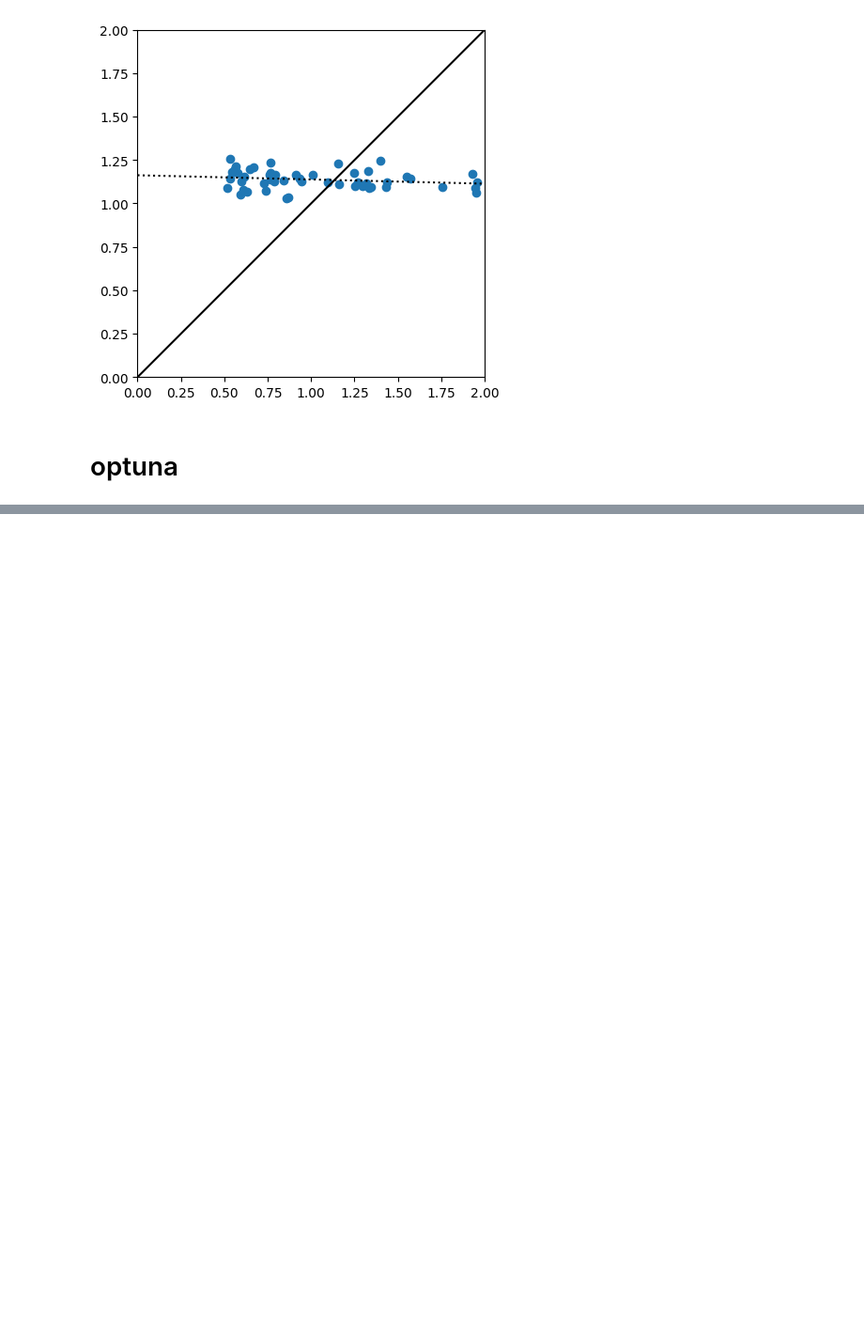
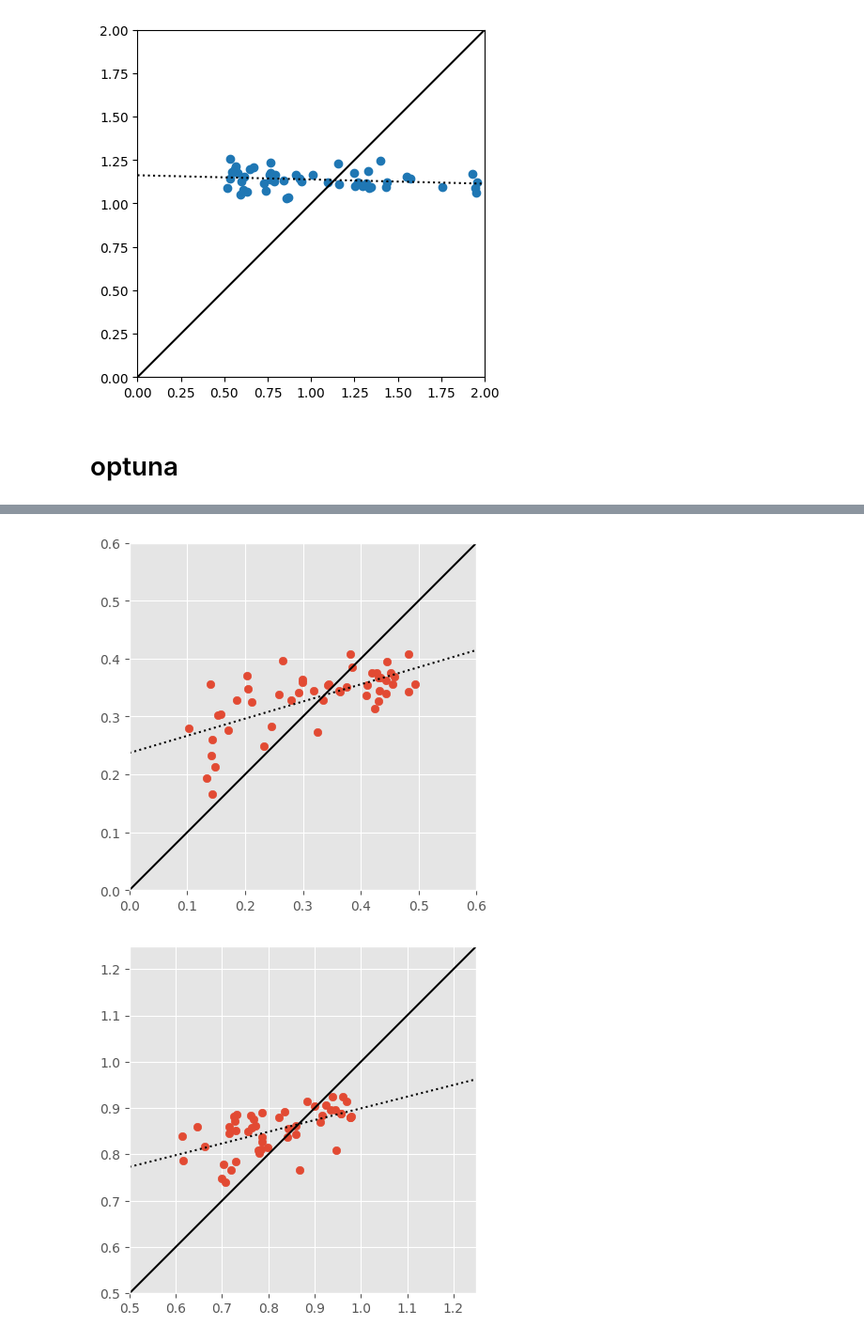
Before and after one commit to shubhagrawal30/CosmoIM, a Jupyter notebook: notebooks/optuna.ipynb, the cells around one changed output, grey strips where cells are left out. Shown at 94% size. Cells and saved outputs as stored; diff of their text form; code cells hidden in the pictures; blank space fills up the shorter version.

```diff
--- a/notebooks/optuna.ipynb
+++ b/notebooks/optuna.ipynb
@@ -183,0 +294,17 @@ study.optimize(objective, n_trials=100)
+# %%
+predictions = model.predict(test_x)
+upp_lims = [0.6, 1.25, 5, 4, 2, 2]
+low_lims = [0, 0.5, -1, 0, 0, 0]
+for ind, (low_lim, upp_lim) in enumerate(zip(low_lims, upp_lims)):
+    p = np.poly1d(np.polyfit(test_y[:, ind], predictions[:, ind], 1))
+    plt.figure()
+    plt.scatter(test_y[:, ind], predictions[:, ind])
+    plt.plot([low_lim, upp_lim], [low_lim, upp_lim], color="black")
+    plt.plot([low_lim, upp_lim], [p(low_lim), p(upp_lim)], color="black", ls=":")
+    plt.xlim([low_lim, upp_lim])
+    plt.ylim([low_lim, upp_lim])
+    ax = plt.gca()
+    ax.set_aspect('equal', adjustable='box')
+    plt.show()
+    plt.close()
+# %% [output]
@@ -183,0 +312,2 @@ study.optimize(objective, n_trials=100)
+[figure, added]
+[figure, added]
```
Also changed, not shown: parts of 9 cells of this notebook.
